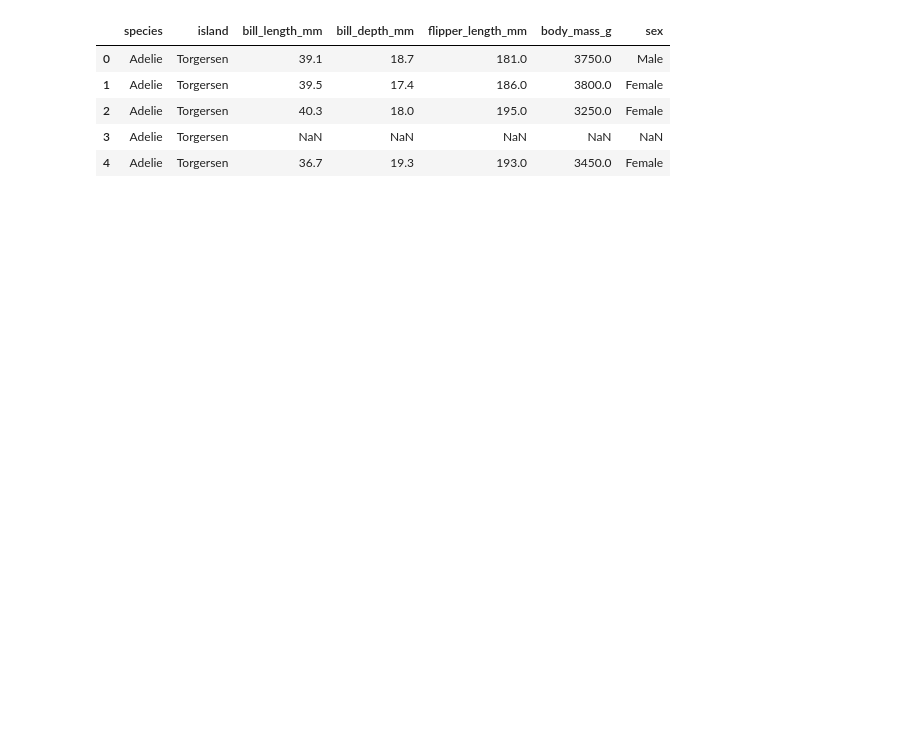
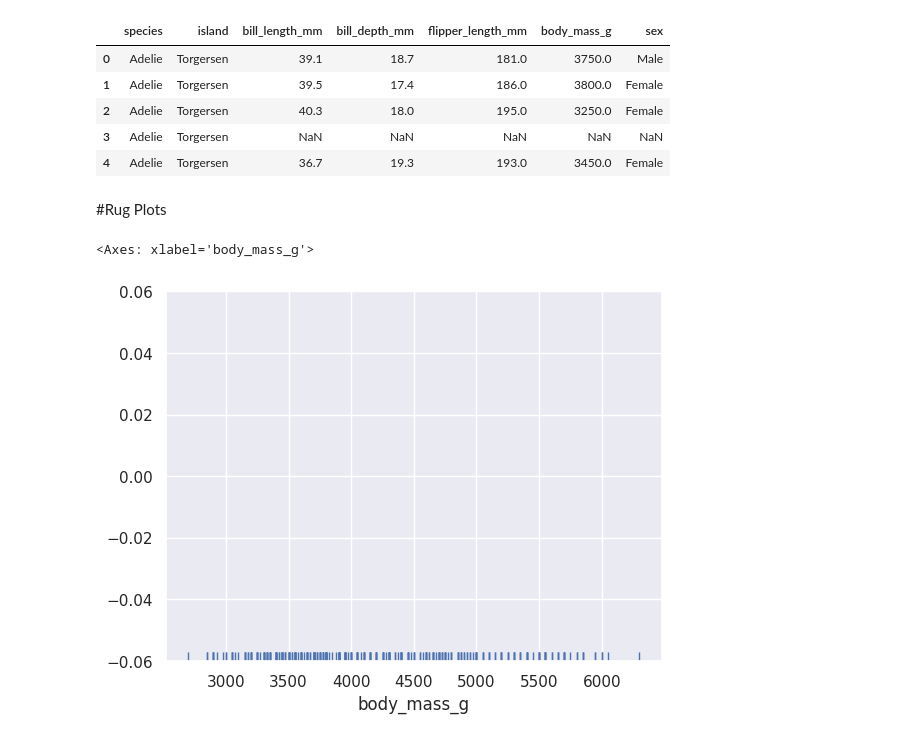
Before and after one commit to KeerthanaSistla/Python-for-Data-Analysis-Visualization, a Jupyter notebook: Seaborn.ipynb, the cells around one changed output. Cells and saved outputs as stored; diff of their text form; code cells hidden in the pictures; blank space fills up the shorter version.

```diff
--- a/Seaborn.ipynb
+++ b/Seaborn.ipynb
@@ -308,3 +272,10 @@ penguins.head()
 | 2 | Adelie | Torgersen | 40.3 | 18.0 | 195.0 | 3250.0 | Female |
 | 3 | Adelie | Torgersen | NaN | NaN | NaN | NaN | NaN |
 | 4 | Adelie | Torgersen | 36.7 | 19.3 | 193.0 | 3450.0 | Female |
+# %% [markdown]
+#Rug Plots
+# %%
+sns.rugplot(x='body_mass_g', data=penguins)
+# %% [output]
+<Axes: xlabel='body_mass_g'>
+[figure, added]
```
Also changed, not shown: parts of 45 cells of this notebook.
